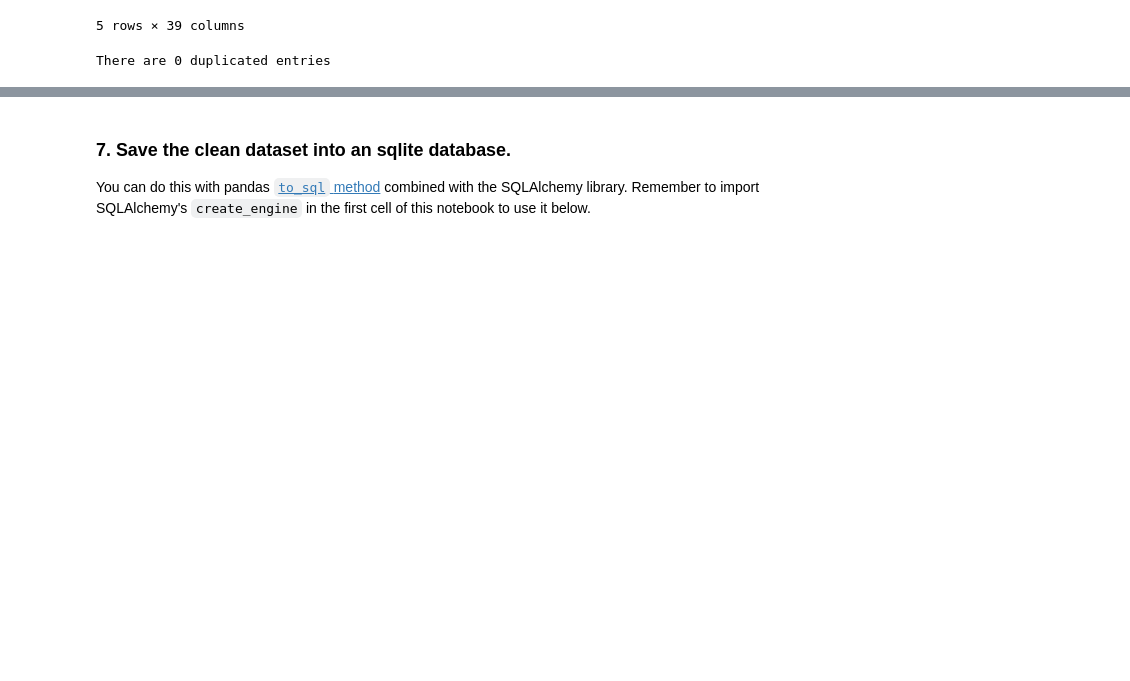
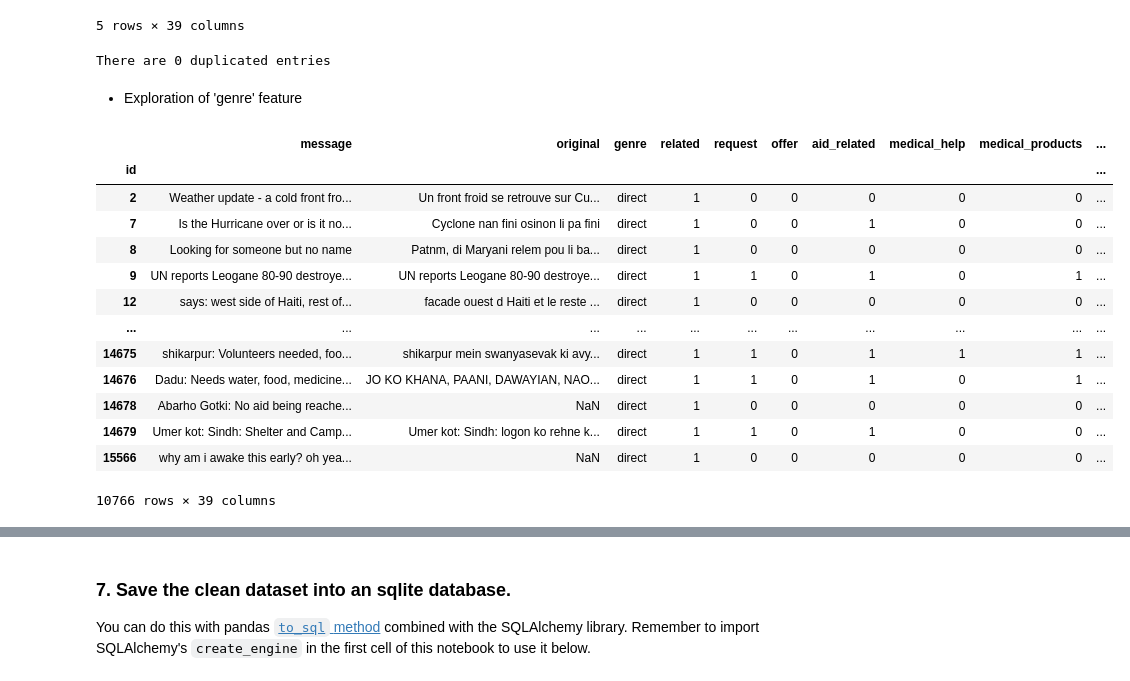
Before and after one commit to LaurentVeyssier/Disaster_Response_Pipeline, a Jupyter notebook: ETL Pipeline Preparation.ipynb, the cells around one changed output, grey strips where cells are left out. Cells and saved outputs as stored; diff of their text form; code cells hidden in the pictures; blank space fills up the shorter version.

```diff
--- a/ETL Pipeline Preparation.ipynb
+++ b/ETL Pipeline Preparation.ipynb
@@ -229,3 +276,23 @@ The file has rows x columns = (26215, 39)
 print(f'There are {len(df.loc[df.duplicated().tolist(),:])} duplicated entries')
 # %% [output]
 There are 0 duplicated entries
+# %% [markdown]
+- Exploration of 'genre' feature
+# %%
+df_direct = df[df.genre=='direct']
+df_direct
+# %% [output]
+|  | message | original | genre | related | request | offer | aid_related | medical_help | medical_products | ... |
+| id |  |  |  |  |  |  |  |  |  | ... |
+| 2 | Weather update - a cold front fro... | Un front froid se retrouve sur Cu... | direct | 1 | 0 | 0 | 0 | 0 | 0 | ... |
+| 7 | Is the Hurricane over or is it no... | Cyclone nan fini osinon li pa fini | direct | 1 | 0 | 0 | 1 | 0 | 0 | ... |
+| 8 | Looking for someone but no name | Patnm, di Maryani relem pou li ba... | direct | 1 | 0 | 0 | 0 | 0 | 0 | ... |
+| 9 | UN reports Leogane 80-90 destroye... | UN reports Leogane 80-90 destroye... | direct | 1 | 1 | 0 | 1 | 0 | 1 | ... |
+| 12 | says: west side of Haiti, rest of... | facade ouest d Haiti et le reste ... | direct | 1 | 0 | 0 | 0 | 0 | 0 | ... |
+| ... | ... | ... | ... | ... | ... | ... | ... | ... | ... | ... |
+| 14675 | shikarpur: Volunteers needed, foo... | shikarpur mein swanyasevak ki avy... | direct | 1 | 1 | 0 | 1 | 1 | 1 | ... |
+| 14676 | Dadu: Needs water, food, medicine... | JO KO KHANA, PAANI, DAWAYIAN, NAO... | direct | 1 | 1 | 0 | 1 | 0 | 1 | ... |
+| 14678 | Abarho Gotki: No aid being reache... | NaN | direct | 1 | 0 | 0 | 0 | 0 | 0 | ... |
+| 14679 | Umer kot: Sindh: Shelter and Camp... | Umer kot: Sindh: logon ko rehne k... | direct | 1 | 1 | 0 | 1 | 0 | 0 | ... |
+| 15566 | why am i awake this early? oh yea... | NaN | direct | 1 | 0 | 0 | 0 | 0 | 0 | ... |
+10766 rows × 39 columns
```
Also changed, not shown: parts of 12 cells of this notebook, 9 other files.
